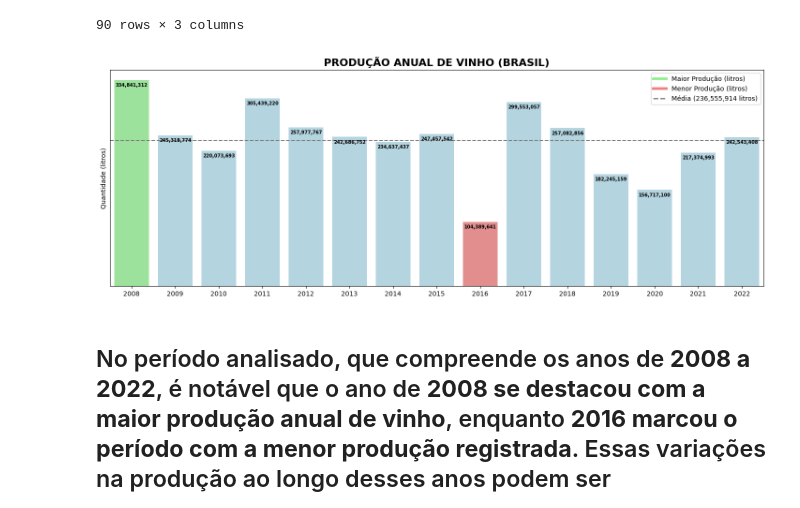
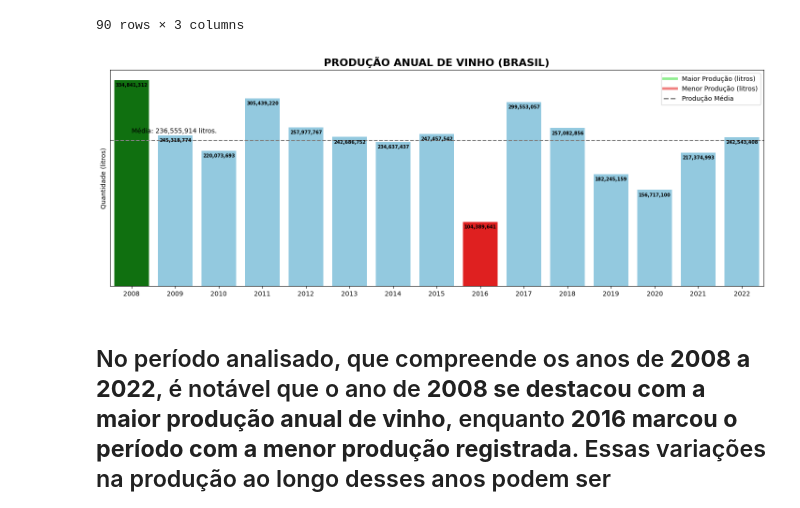
Before and after one commit to thedatascientistichub/FIAP--Pos-Data-Analytics---Fase-1, a Jupyter notebook: Fase 1 - Tech Challenge - Data Analytics.ipynb, the cells around one changed output. Cells and saved outputs as stored; diff of their text form; code cells hidden in the pictures.

```diff
--- a/Fase 1 - Tech Challenge - Data Analytics.ipynb
+++ b/Fase 1 - Tech Challenge - Data Analytics.ipynb
@@ -180,7 +180,7 @@ df_producao
 | VINHO FINO DE MESA (VINÍFERA) | Rosado | 2022 | 2197265 |
 90 rows × 3 columns
 # %%
-# Agrupando o DataFrame por ano e somando a quantidade para cada ano
+## Agrupando o DataFrame por ano e somando a quantidade para cada ano
 producao_anual_nacional = df_producao.groupby('Ano')['Quantidade (litros)'].sum().reset_index()
 
 # Calculando a média
@@ -189,44 +189,50 @@ media = producao_anual_nacional['Quantidade (litros)'].mean()
 # Formatar a média com separadores de milhar
 media_formatada = '{:,.0f}'.format(media)
 
+# Crie uma lista de cores para destacar as barras
+indice_min = producao_anual_nacional['Quantidade (litros)'].idxmin()
+indice_max = producao_anual_nacional['Quantidade (litros)'].idxmax()
+cores = ['red' if i == indice_min else 'green' if i == indice_max else 'skyblue' for i in range(len(producao_anual_nacional))]
+
 # Criando o gráfico de barras
 plt.figure(figsize=(18, 6))
 ax = sns.barplot(data=producao_anual_nacional, x='Ano', y='Quantidade (litros)', palette=cores)
 
 # Adicionando a linha cinza da média
-plt.axhline(media, color='gray', linestyle='--', label=f'Média ({media_formatada} litros)')
+plt.axhline(media, color='gray', linestyle='--')
+plt.text(0, media + 10000000, f'Média: {media_formatada} litros.', va='bottom', ha='left', color='black')
 
 # Definindo título do gráfico
 plt.title('PRODUÇÃO ANUAL DE VINHO (BRASIL)', fontsize=16, fontweight='bold')
 
 # Definindo texto dos eixos y e x
 plt.ylabel('Quantidade (litros)')
 plt.xlabel('')
 
 # Removendo linhas
 ax.yaxis.grid(False)
 
 # Adicionando rótulos de Quantidade (litros) nas barras na parte interna
 for p in ax.patches:
     value = int(p.get_height())
     formatted_value = '{:,.0f}'.format(value)
     ax.annotate(f'{formatted_value}', (p.get_x() + p.get_width() / 2., p.get_height()),
                 ha='center', va='center', fontsize=7, fontweight='bold', color='black', xytext=(0, -8),
                 textcoords='offset points')
 
-# Configurando o eixo y para mostrar apenas o texto
-ax.set_yticks([])
-
 # Criando a legenda
 legend_labels = ['Maior Produção (litros)', 'Menor Produção (litros)']
 legend_handles = [plt.Line2D([0], [0], color='lightgreen', lw=4),
                   plt.Line2D([0], [0], color='lightcoral', lw=4),
                   plt.Line2D([0], [0], color='gray', linestyle='--', lw=2)]
-ax.legend(legend_handles, legend_labels + [f'Média ({media_formatada} litros)'], loc='upper right')
+ax.legend(legend_handles, legend_labels + [f'Produção Média'], loc='upper right')
+
+# Configurando o eixo y para mostrar apenas o texto
+ax.set_yticks([])
 
 # Exibindo o gráfico
 plt.show()
 # %% [output]
-[figure, old version]
+[figure, new version]
 # %% [markdown]
 ## No período analisado, que compreende os anos de **2008 a 2022**, é notável que o ano de **2008 se destacou com a maior produção anual de vinho**, enquanto **2016 marcou o período com a menor produção registrada**. Essas variações na produção ao longo desses anos podem ser influenciadas por diversos fatores, como condições climáticas, práticas agrícolas e tendências de mercado. Essas informações são valiosas para entender as dinâmicas da indústria vinícola e podem auxiliar na tomada de decisões estratégicas para produtores e comerciantes de vinho.
```
Also changed, not shown: parts of 2 cells of this notebook.
